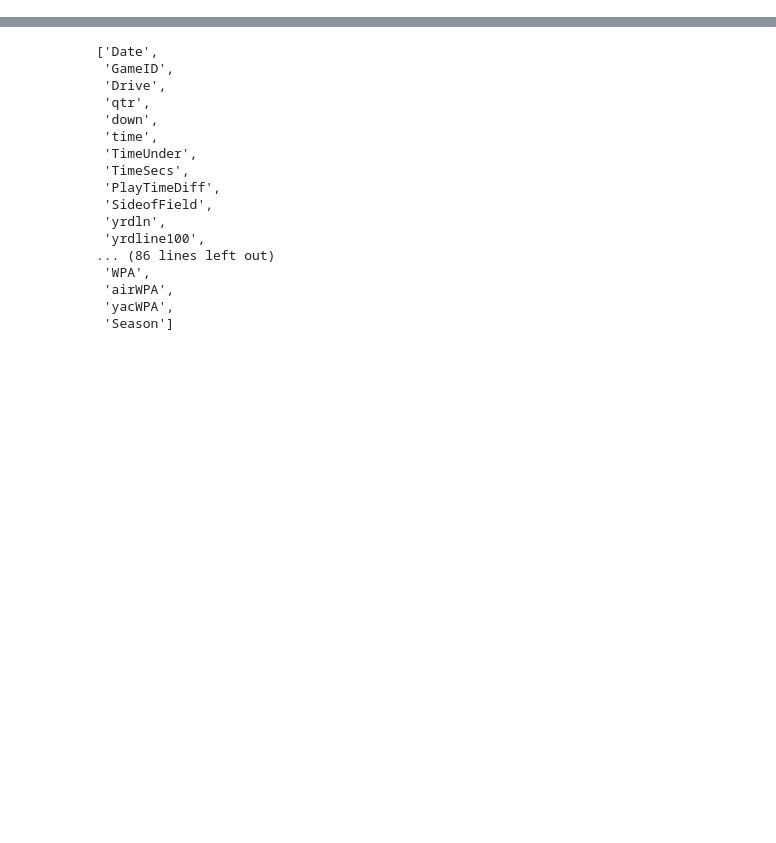
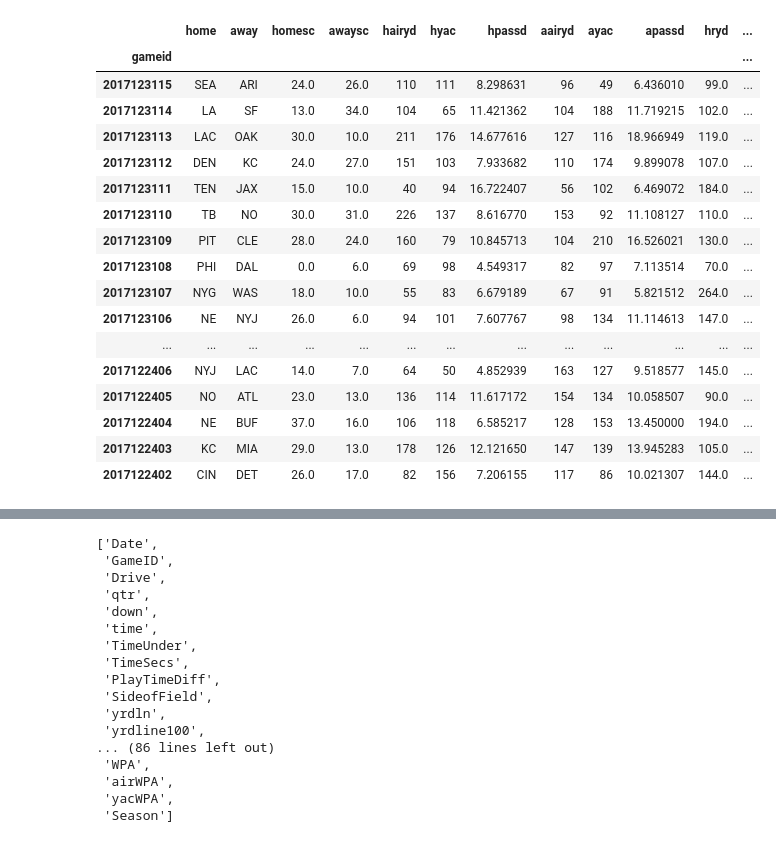
Before and after one commit to tylerursuy/NFL_Project, a Jupyter notebook: wrangling.ipynb, the cells around one changed output, grey strips where cells are left out. Saved outputs shown, nothing was run; the diff lists cells and outputs as text; code cells hidden in the pictures; blank space fills up the shorter version.

```diff
--- a/wrangling.ipynb
+++ b/wrangling.ipynb
@@ -163,5 +178,27 @@ wrangled['htotyds'] = htotyds; wrangled['atotyds'] = atotyds
 wrangled['htos'] = htos; wrangled['atos'] = atos
 # %%
 wrangled = wrangled.set_index('gameid')
+# %%
+wrangled.loc[:,['home','away','homesc','awaysc','hairyd','hyac','hpassd','aairyd','ayac','apassd',
+                'hryd','hrushsd','aryd','arushsd']]
+# %% [output]
+|  | home | away | homesc | awaysc | hairyd | hyac | hpassd | aairyd | ayac | apassd | hryd | ... |
+| gameid |  |  |  |  |  |  |  |  |  |  |  | ... |
+| 2017123115 | SEA | ARI | 24.0 | 26.0 | 110 | 111 | 8.298631 | 96 | 49 | 6.436010 | 99.0 | ... |
+| 2017123114 | LA | SF | 13.0 | 34.0 | 104 | 65 | 11.421362 | 104 | 188 | 11.719215 | 102.0 | ... |
+| 2017123113 | LAC | OAK | 30.0 | 10.0 | 211 | 176 | 14.677616 | 127 | 116 | 18.966949 | 119.0 | ... |
+| 2017123112 | DEN | KC | 24.0 | 27.0 | 151 | 103 | 7.933682 | 110 | 174 | 9.899078 | 107.0 | ... |
+| 2017123111 | TEN | JAX | 15.0 | 10.0 | 40 | 94 | 16.722407 | 56 | 102 | 6.469072 | 184.0 | ... |
+| 2017123110 | TB | NO | 30.0 | 31.0 | 226 | 137 | 8.616770 | 153 | 92 | 11.108127 | 110.0 | ... |
+| 2017123109 | PIT | CLE | 28.0 | 24.0 | 160 | 79 | 10.845713 | 104 | 210 | 16.526021 | 130.0 | ... |
+| 2017123108 | PHI | DAL | 0.0 | 6.0 | 69 | 98 | 4.549317 | 82 | 97 | 7.113514 | 70.0 | ... |
+| 2017123107 | NYG | WAS | 18.0 | 10.0 | 55 | 83 | 6.679189 | 67 | 91 | 5.821512 | 264.0 | ... |
+| 2017123106 | NE | NYJ | 26.0 | 6.0 | 94 | 101 | 7.607767 | 98 | 134 | 11.114613 | 147.0 | ... |
+| ... | ... | ... | ... | ... | ... | ... | ... | ... | ... | ... | ... | ... |
+| 2017122406 | NYJ | LAC | 14.0 | 7.0 | 64 | 50 | 4.852939 | 163 | 127 | 9.518577 | 145.0 | ... |
+| 2017122405 | NO | ATL | 23.0 | 13.0 | 136 | 114 | 11.617172 | 154 | 134 | 10.058507 | 90.0 | ... |
+| 2017122404 | NE | BUF | 37.0 | 16.0 | 106 | 118 | 6.585217 | 128 | 153 | 13.450000 | 194.0 | ... |
+| 2017122403 | KC | MIA | 29.0 | 13.0 | 178 | 126 | 12.121650 | 147 | 139 | 13.945283 | 105.0 | ... |
+| 2017122402 | CIN | DET | 26.0 | 17.0 | 82 | 156 | 7.206155 | 117 | 86 | 10.021307 | 144.0 | ... |
 # %%
 wrangled.head(28).loc[:,['home','away','homesc','awaysc',
```
Also changed, not shown: parts of 9 cells of this notebook, 3 other files.
